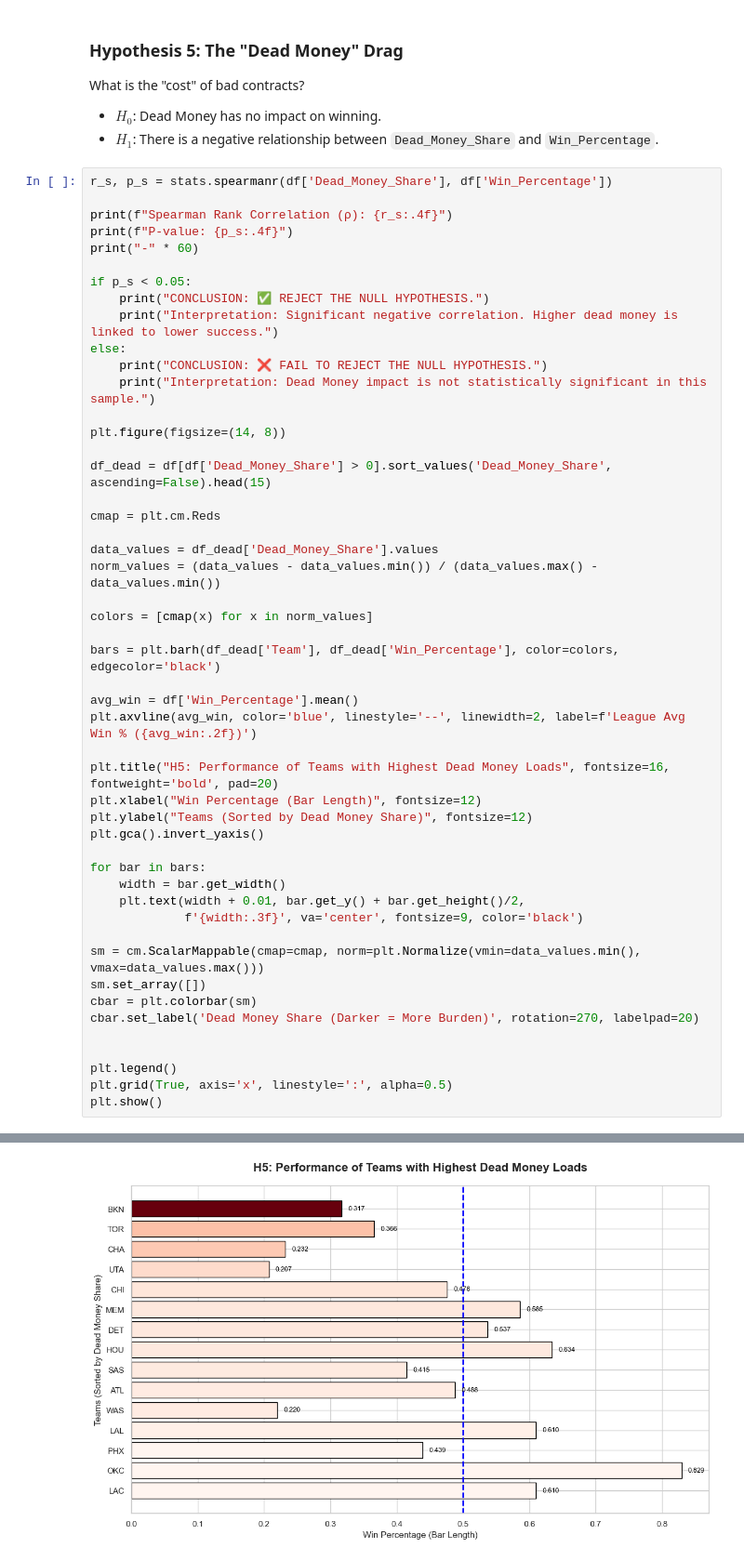
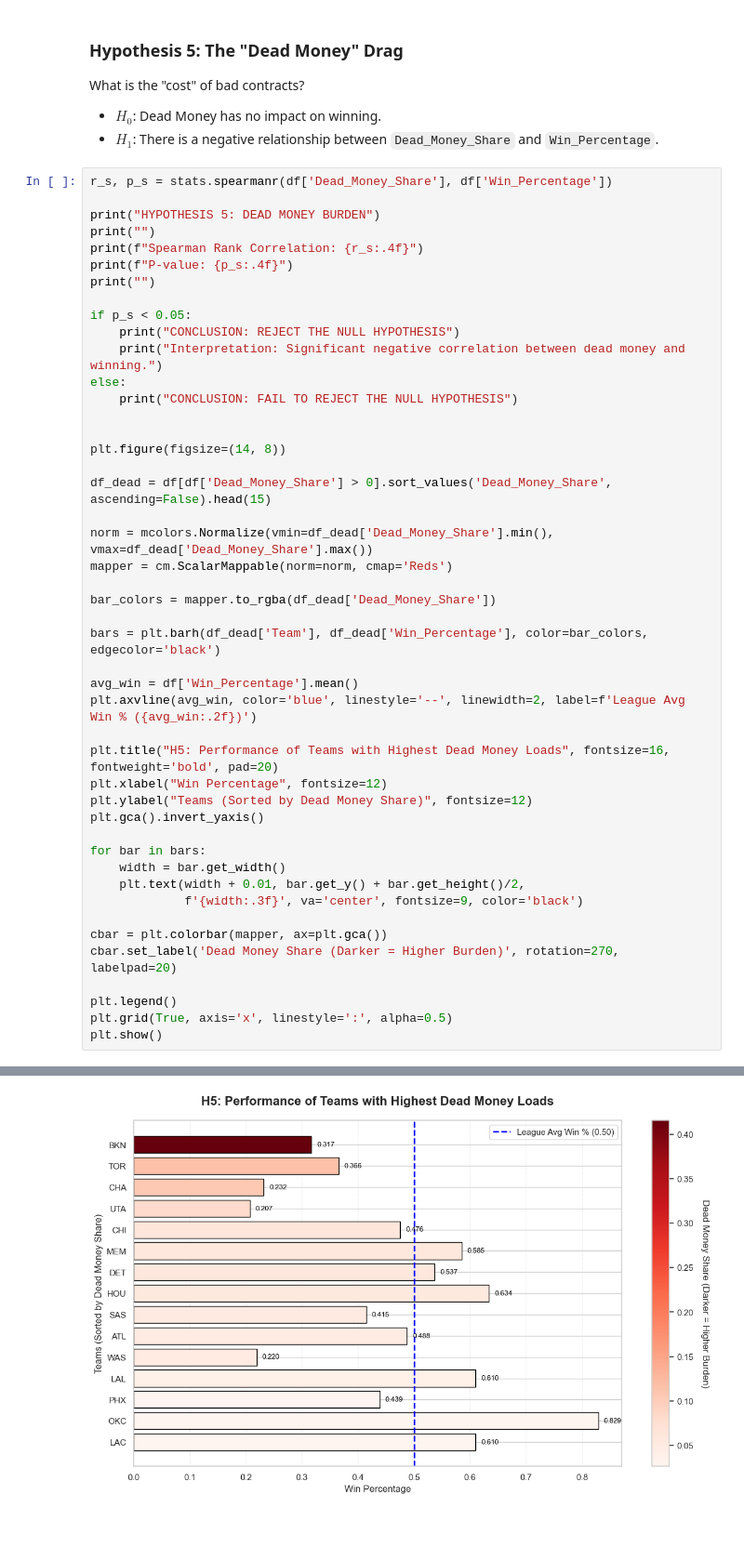
Before and after one commit to akoo57/DSA210_Akif, a Jupyter notebook: dsa.ipynb, the cells around one changed output, grey strips where cells are left out. Shown at 93% size. Cells and saved outputs as stored; diff of their text form; blank space fills up the shorter version.

```diff
--- a/dsa.ipynb
+++ b/dsa.ipynb
@@ -309,35 +332,35 @@ What is the "cost" of bad contracts?
 # %%
 r_s, p_s = stats.spearmanr(df['Dead_Money_Share'], df['Win_Percentage'])
 
-print(f"Spearman Rank Correlation (ρ): {r_s:.4f}")
+print("HYPOTHESIS 5: DEAD MONEY BURDEN")
+print("")
+print(f"Spearman Rank Correlation: {r_s:.4f}")
 print(f"P-value: {p_s:.4f}")
-print("-" * 60)
+print("")
 
 if p_s < 0.05:
-    print("CONCLUSION: ✅ REJECT THE NULL HYPOTHESIS.")
-    print("Interpretation: Significant negative correlation. Higher dead money is linked to lower success.")
+    print("CONCLUSION: REJECT THE NULL HYPOTHESIS")
+    print("Interpretation: Significant negative correlation between dead money and winning.")
 else:
-    print("CONCLUSION: ❌ FAIL TO REJECT THE NULL HYPOTHESIS.")
-    print("Interpretation: Dead Money impact is not statistically significant in this sample.")
+    print("CONCLUSION: FAIL TO REJECT THE NULL HYPOTHESIS")
+
 
 plt.figure(figsize=(14, 8))
 
 df_dead = df[df['Dead_Money_Share'] > 0].sort_values('Dead_Money_Share', ascending=False).head(15)
 
-cmap = plt.cm.Reds
+norm = mcolors.Normalize(vmin=df_dead['Dead_Money_Share'].min(), vmax=df_dead['Dead_Money_Share'].max())
+mapper = cm.ScalarMappable(norm=norm, cmap='Reds')
 
-data_values = df_dead['Dead_Money_Share'].values
-norm_values = (data_values - data_values.min()) / (data_values.max() - data_values.min())
+bar_colors = mapper.to_rgba(df_dead['Dead_Money_Share'])
 
-colors = [cmap(x) for x in norm_values]
-
-bars = plt.barh(df_dead['Team'], df_dead['Win_Percentage'], color=colors, edgecolor='black')
+bars = plt.barh(df_dead['Team'], df_dead['Win_Percentage'], color=bar_colors, edgecolor='black')
 
 avg_win = df['Win_Percentage'].mean()
 plt.axvline(avg_win, color='blue', linestyle='--', linewidth=2, label=f'League Avg Win % ({avg_win:.2f})')
 
 plt.title("H5: Performance of Teams with Highest Dead Money Loads", fontsize=16, fontweight='bold', pad=20)
-plt.xlabel("Win Percentage (Bar Length)", fontsize=12)
+plt.xlabel("Win Percentage", fontsize=12)
 plt.ylabel("Teams (Sorted by Dead Money Share)", fontsize=12)
 plt.gca().invert_yaxis()
 
@@ -346,11 +369,8 @@ for bar in bars:
     plt.text(width + 0.01, bar.get_y() + bar.get_height()/2,
              f'{width:.3f}', va='center', fontsize=9, color='black')
 
-sm = cm.ScalarMappable(cmap=cmap, norm=plt.Normalize(vmin=data_values.min(), vmax=data_values.max()))
-sm.set_array([])
-cbar = plt.colorbar(sm)
-cbar.set_label('Dead Money Share (Darker = More Burden)', rotation=270, labelpad=20)
-
+cbar = plt.colorbar(mapper, ax=plt.gca())
+cbar.set_label('Dead Money Share (Darker = Higher Burden)', rotation=270, labelpad=20)
 
 plt.legend()
 plt.grid(True, axis='x', linestyle=':', alpha=0.5)
@@ -365 +386 @@ ValueError: Unable to determine Axes to steal space for Colorbar. Either provide
-[figure, old version]
+[figure, new version]
```
Also changed, not shown: parts of 7 cells of this notebook.
